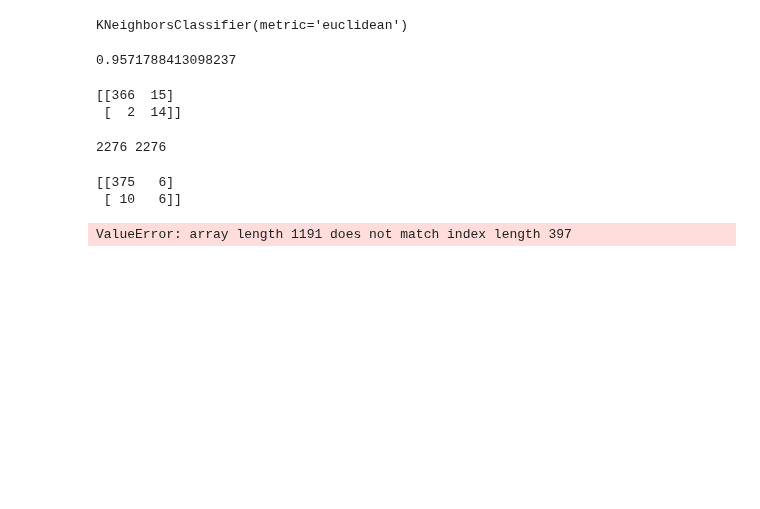
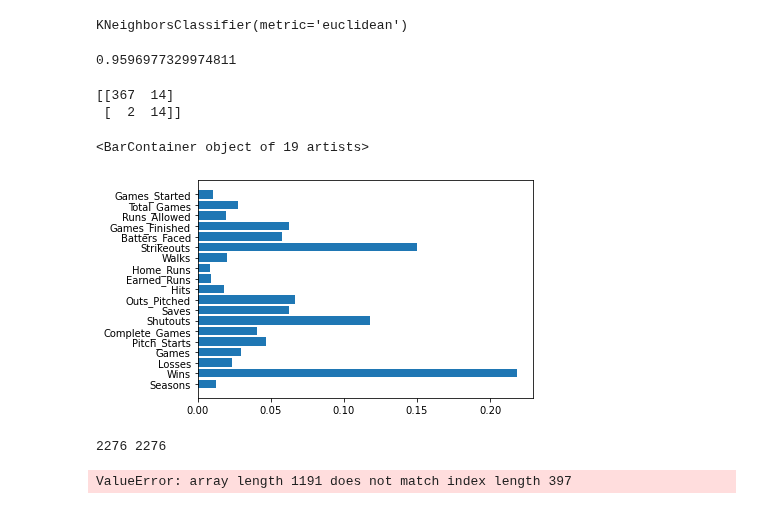
Before and after one commit to mkameronh/baseball_analysis, a Jupyter notebook: Pitcher_ML_vNB.ipynb, the cells around one changed output. Drawn from its saved outputs; the diff is of its cells as text; code cells hidden in the pictures; blank space fills up the shorter version.

```diff
--- a/Pitcher_ML_vNB.ipynb
+++ b/Pitcher_ML_vNB.ipynb
@@ -73,7 +73,7 @@ data = pitchers_train_model.drop(['inducted',
 data.fillna(0, inplace=True)
 data['Batters_Faced']=pd.to_numeric(data['Batters_Faced'])
 target = pitchers_train_model['inducted']
-target.fillna('N', inplace=True)
+target.fillna('0', inplace=True)
 feature_names = data.columns
 # %%
 from sklearn.model_selection import train_test_split
@@ -265,7 +265,7 @@ clf_ada = BalancedRandomForestClassifier(random_state=0)
 clf_ada = clf.fit(X_ada, y_ada)
 clf.score(X_test_scaled, y_test)
 # %% [output]
-0.9571788413098237
+0.9596977329974811
 # %%
 y_predicted_ada = clf_ada.predict(X_test_scaled)
 # from sklearn.metrics import confusion_matrix
@@ -279,11 +279,16 @@ predictions_df = pd.concat([pd.DataFrame(X_test_scaled),
 )).reset_index(drop=True)
                            ], axis=1)
 # pd.Series(y_test).value_counts()#[:20]
-actual_inductees = predictions_df.loc[predictions_df.actual=='Y']
+actual_inductees = predictions_df.loc[predictions_df.actual=='1']
 predictions_for_actual_inductees = actual_inductees.predicted.value_counts()
 # %% [output]
-[[366  15]
+[[367  14]
  [  2  14]]
+# %%
+plt.barh(feature_names,clf_ada.feature_importances_)
+# %% [output]
+<BarContainer object of 19 artists>
+[figure, added]
 # %%
 from imblearn.combine import SMOTETomek
 smote_tomek = SMOTETomek(random_state=0)
@@ -295,20 +300,13 @@ print(len(X_resampled), len(y_resampled))
 # %% [output]
 2276 2276
 # %%
-y_predicted_ada = clf_ada.predict(X_test_scaled)
-print(confusion_matrix(y_test, y_pred))
-
-predictions_df = pd.concat([pd.DataFrame(X_test_scaled),
-#                            .copy().assign(
+predictions_df = pd.concat([pd.DataFrame(X_resampled),
                            pd.DataFrame(dict(
     predicted= y_pred_smote_tomek,
     actual=y_test
-)).reset_index(drop=True)
-                           ], axis=1)
+)).reset_index(drop=True) ], axis=1)
 actual_inductees = predictions_df.loc[predictions_df.actual=='1']
 predictions_for_actual_inductees = actual_inductees.predicted.value_counts()
 print(classification_report(y_test, y_pred_smote_tomek))
 # %% [output]
-[[375   6]
- [ 10   6]]
+ValueError: array length 1191 does not match index length 397
-ValueError: array length 1191 does not match index length 397
```
